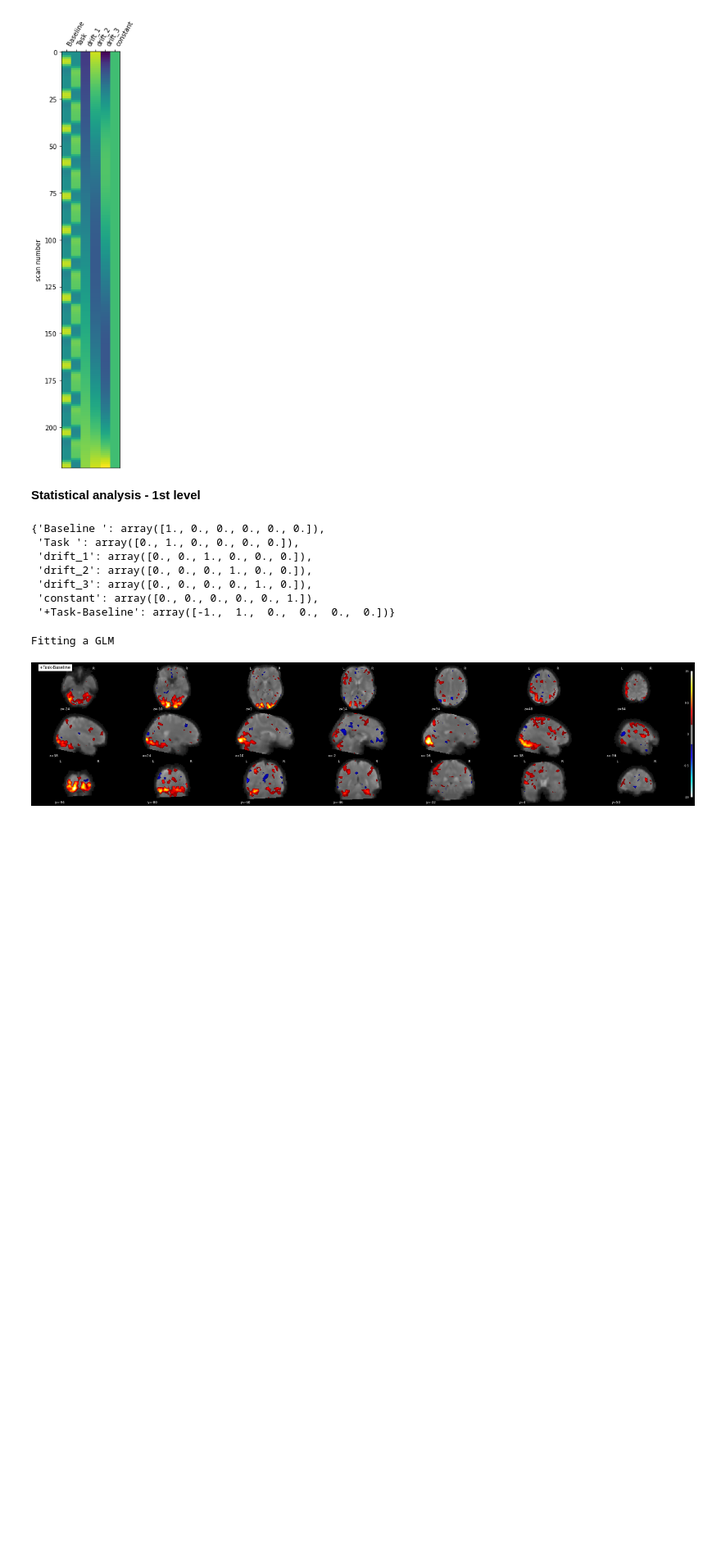
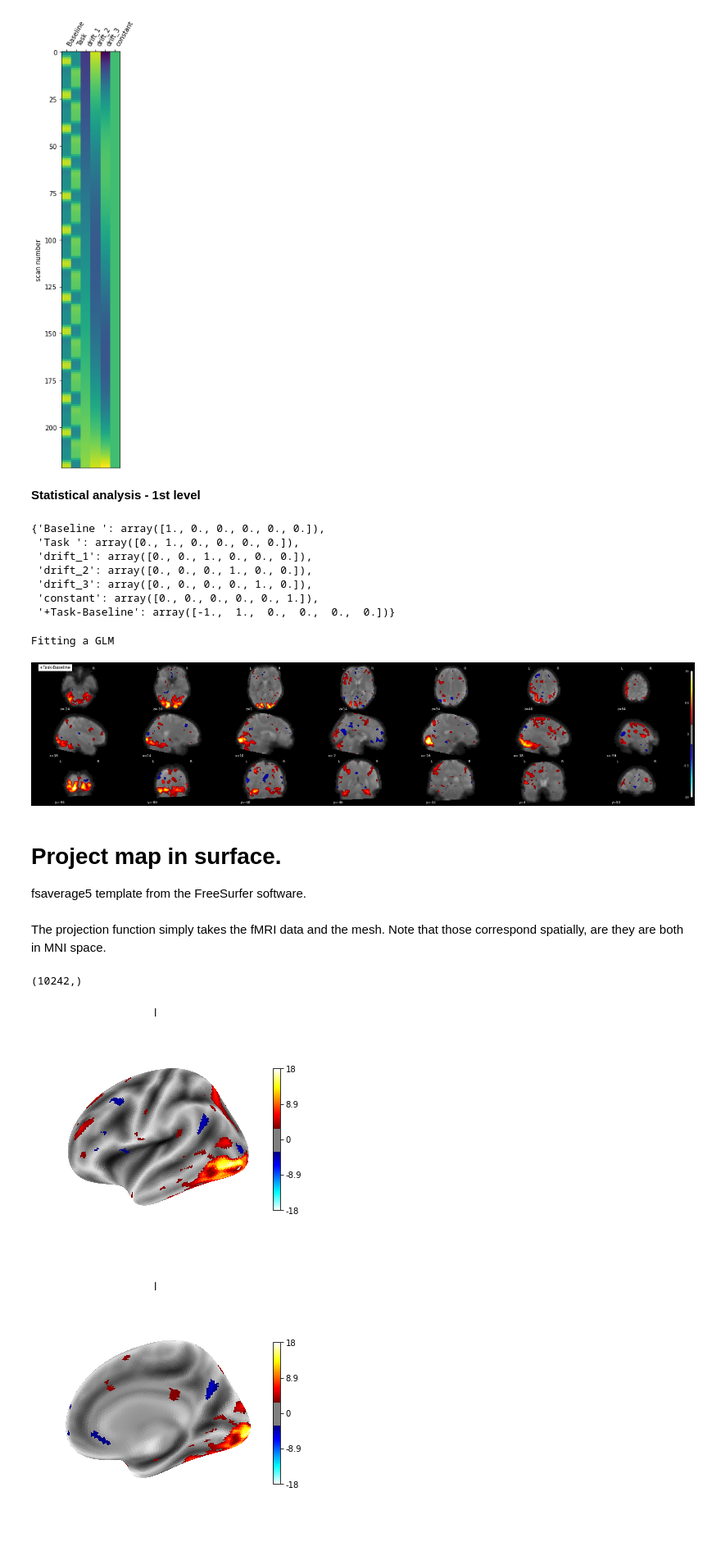
Before and after one commit to brunodireito/MVPA-speech_project, a Jupyter notebook: MVPA-project-admin/project_win.ipynb, the cells around one changed output. Shown: that part at 82% size. Cells and saved outputs as stored; diff of their text form; code cells hidden in the pictures; blank space fills up the shorter version.

Commit message:
manipular imagens em meshes em vez de usar cortes especificos

```diff
--- a/MVPA-project-admin/project_win.ipynb
+++ b/MVPA-project-admin/project_win.ipynb
@@ -157,8 +159,12 @@ fmri_glm = FirstLevelModel()
 fmri_glm = fmri_glm.fit(fmri_img, design_matrices=design_matrix)
 # %% [output]
 Fitting a GLM
+# %%
+from nilearn.glm.first_level import run_glm
+labels, estimates = run_glm(texture.T, design_matrix.values)
 # %%
 mean_image = mean_img(fmri_img)
+contrast =compute_contrast(labels, estimates, basic_contrasts['+Task-Baseline'], contrast_type='t')
 z_map = fmri_glm.compute_contrast(basic_contrasts['+Task-Baseline'], output_type='z_score')
 # %%
 # plot the contrasts
@@ -169,3 +175,11 @@ plotting.plot_stat_map(
 plotting.show()
 # %% [output]
 [figure]
+# %% [markdown]
+# Project map in surface.
+
+fsaverage5 template from the FreeSurfer software.
+# %%
+fsaverage = nilearn.datasets.fetch_surf_fsaverage()
+# %% [markdown]
+The projection function simply takes the fMRI data and the mesh. Note that those correspond spatially, are they are both in MNI space.
@@ -171,0 +188,24 @@ plotting.show()
+# %%
+# we present the Z-transform of the t map
+z_map = contrast.z_score()
+z_map.shape
+# %% [output]
+(10242,)
+# %%
+# we plot it on the surface, on the inflated fsaverage mesh,
+# together with a suitable background to give an impression
+# of the cortex folding.
+plotting.plot_surf_stat_map(fsaverage.infl_left, z_map,
+                            hemi='left',title='l_lateral',
+                            colorbar=True,threshold=3.,
+                            bg_map=fsaverage.sulc_left)
+
+plotting.plot_surf_stat_map(fsaverage.infl_right, z_map,
+                            hemi='left',title='L_medial',
+                            colorbar=True,threshold=3.,
+                            bg_map=fsaverage.sulc_right)
+
+plotting.show()
+# %% [output]
+[figure, added]
+[figure, added]
```
Also changed, not shown: parts of 3 cells of this notebook, 1 other file.
